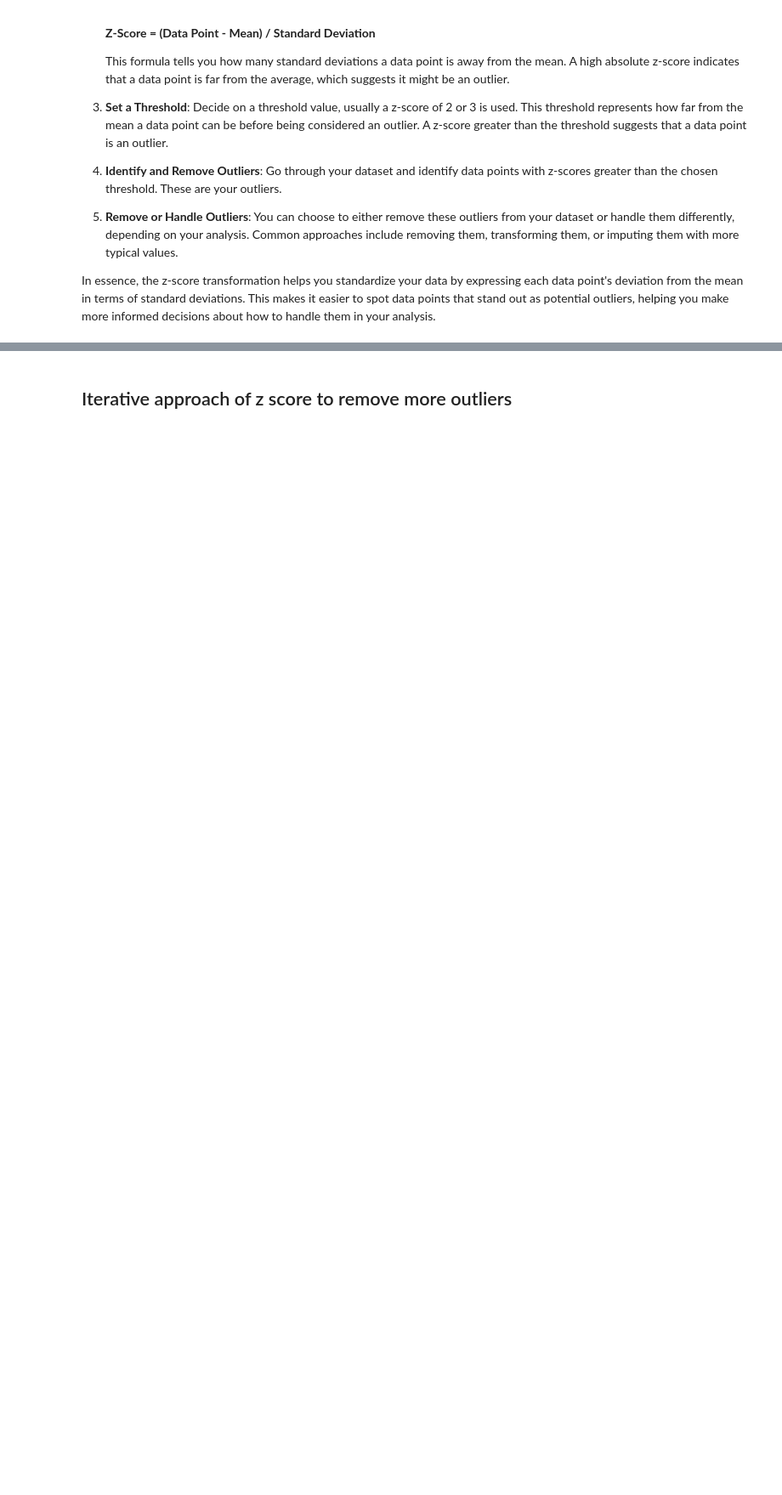
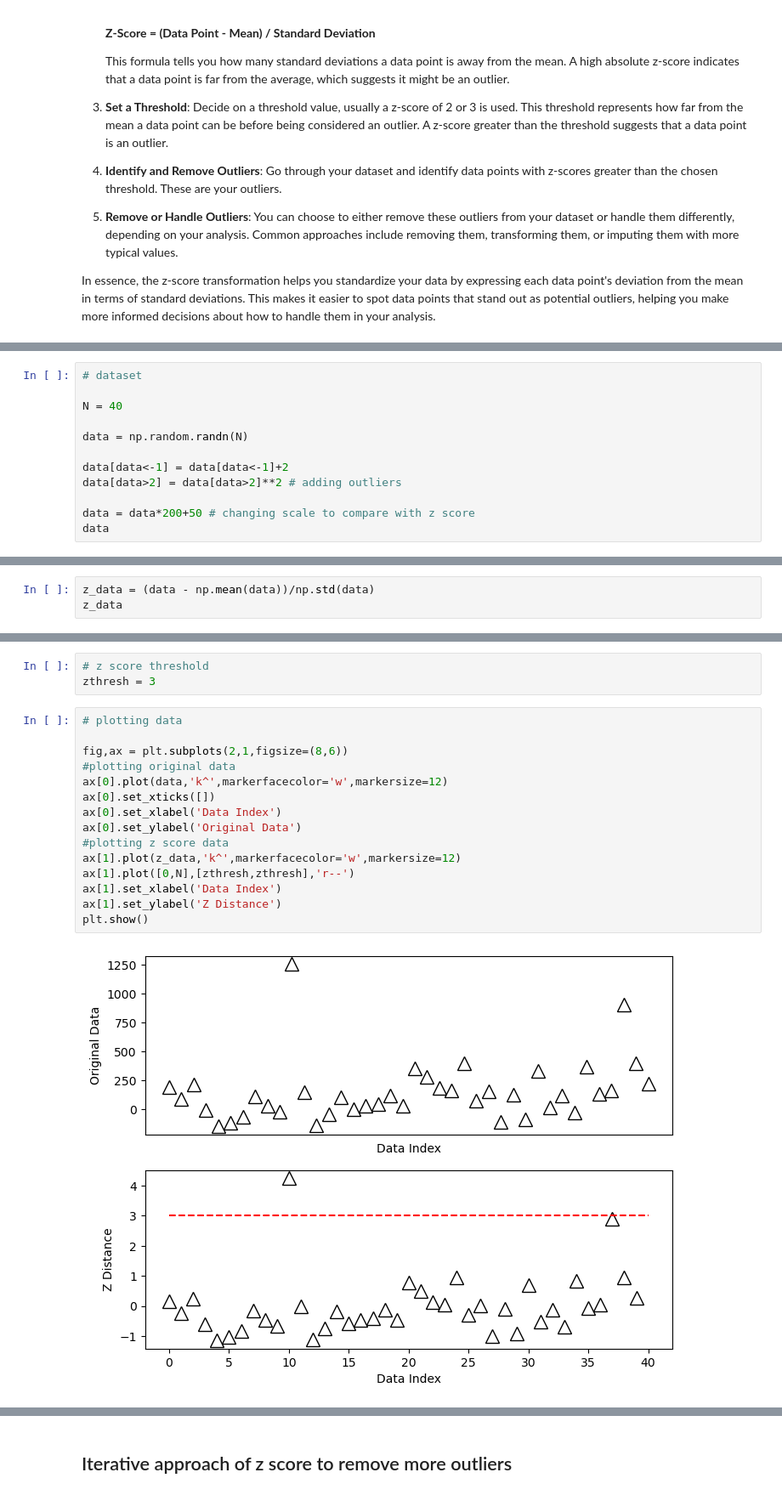
Before and after one commit to MahbubHossainFaisal/Data-Science, a Jupyter notebook: Statistics/Codes/15_Removing_outliers_using_z_tranformation.ipynb, the cells around one changed output, grey strips where cells are left out. Shown: that part at 85% size. Drawn from its saved outputs; the diff is of its cells as text; blank space fills up the shorter version.

Commit message:
removing outliers using zscore methods code

```diff
--- a/Statistics/Codes/15_Removing_outliers_using_z_tranformation.ipynb
+++ b/Statistics/Codes/15_Removing_outliers_using_z_tranformation.ipynb
@@ -20,0 +26,12 @@ In essence, the z-score transformation helps you standardize your data by expres
+# %%
+# dataset
+
+N = 40
+
+data = np.random.randn(N)
+
+data[data<-1] = data[data<-1]+2
+data[data>2] = data[data>2]**2 # adding outliers
+
+data = data*200+50 # changing scale to compare with z score
+data
@@ -20,0 +51,3 @@ In essence, the z-score transformation helps you standardize your data by expres
+# %%
+z_data = (data - np.mean(data))/np.std(data)
+z_data
@@ -20,0 +65,20 @@ In essence, the z-score transformation helps you standardize your data by expres
+# %%
+# z score threshold
+zthresh = 3
+# %%
+# plotting data
+
+fig,ax = plt.subplots(2,1,figsize=(8,6))
+#plotting original data
+ax[0].plot(data,'k^',markerfacecolor='w',markersize=12)
+ax[0].set_xticks([])
+ax[0].set_xlabel('Data Index')
+ax[0].set_ylabel('Original Data')
+#plotting z score data
+ax[1].plot(z_data,'k^',markerfacecolor='w',markersize=12)
+ax[1].plot([0,N],[zthresh,zthresh],'r--')
+ax[1].set_xlabel('Data Index')
+ax[1].set_ylabel('Z Distance')
+plt.show()
+# %% [output]
+[figure, added]
```
Also changed, not shown: parts of 11 cells of this notebook.
